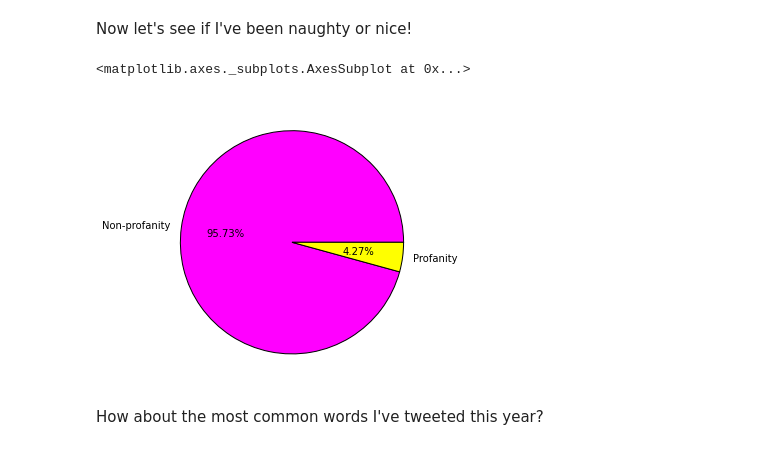
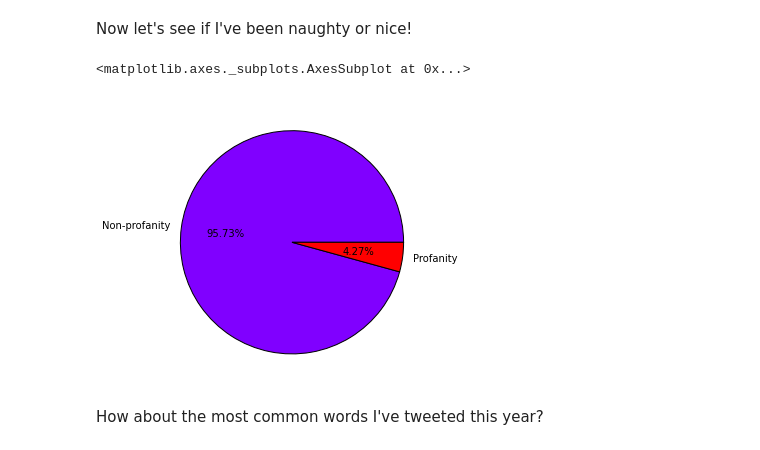
Before and after one commit to marksteve/2014, a Jupyter notebook: 2014.ipynb, the cells around one changed output. Saved outputs shown, nothing was run; the diff lists cells and outputs as text; code cells hidden in the pictures.

```diff
--- a/2014.ipynb
+++ b/2014.ipynb
@@ -39,21 +39,21 @@ Now let's see if I've been naughty or nice!
 # %%
 # Took profanity word list from
 # https://gist.github.com/tjrobinson/2366772
 profanity = pd.read_csv("profanity.csv", header=None)
 tweets_2014.text.str.lower().apply(
     lambda x: profanity[0].apply(
         lambda y: y in x
     ).any()
 ).value_counts().plot(
     kind="pie",
     figsize=(5, 5),
     autopct="%.2f%%",
-    cmap="spring",
+    cmap="rainbow",
     labels=["Non-profanity", "Profanity"],
 )
 # %% [output]
 <matplotlib.axes._subplots.AxesSubplot at 0x...>
-[figure, old version]
+[figure, new version]
 # %% [markdown]
 How about the most common words I've tweeted this year?
 # %%
```
Also changed, not shown: parts of 27 cells of this notebook.
